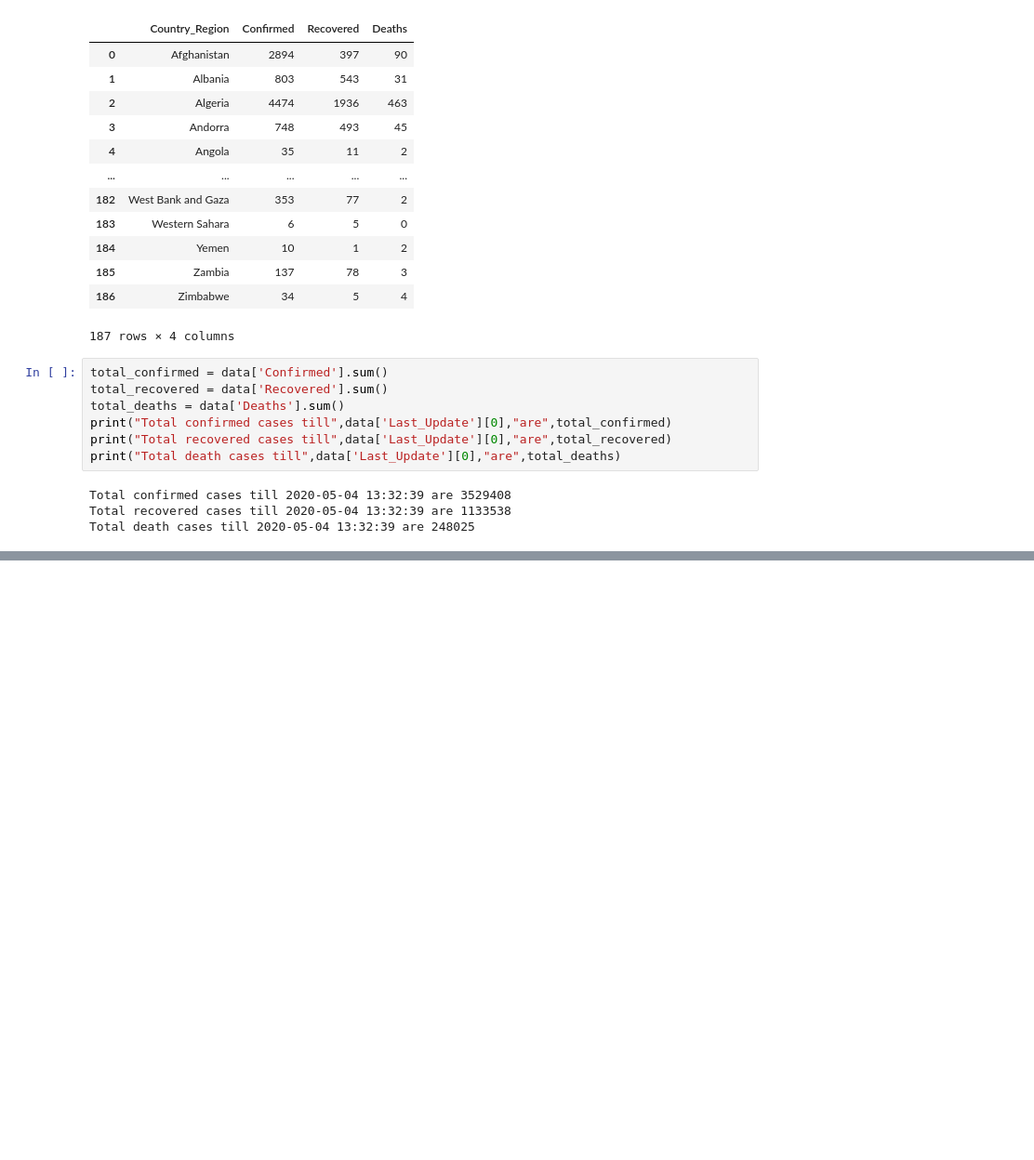
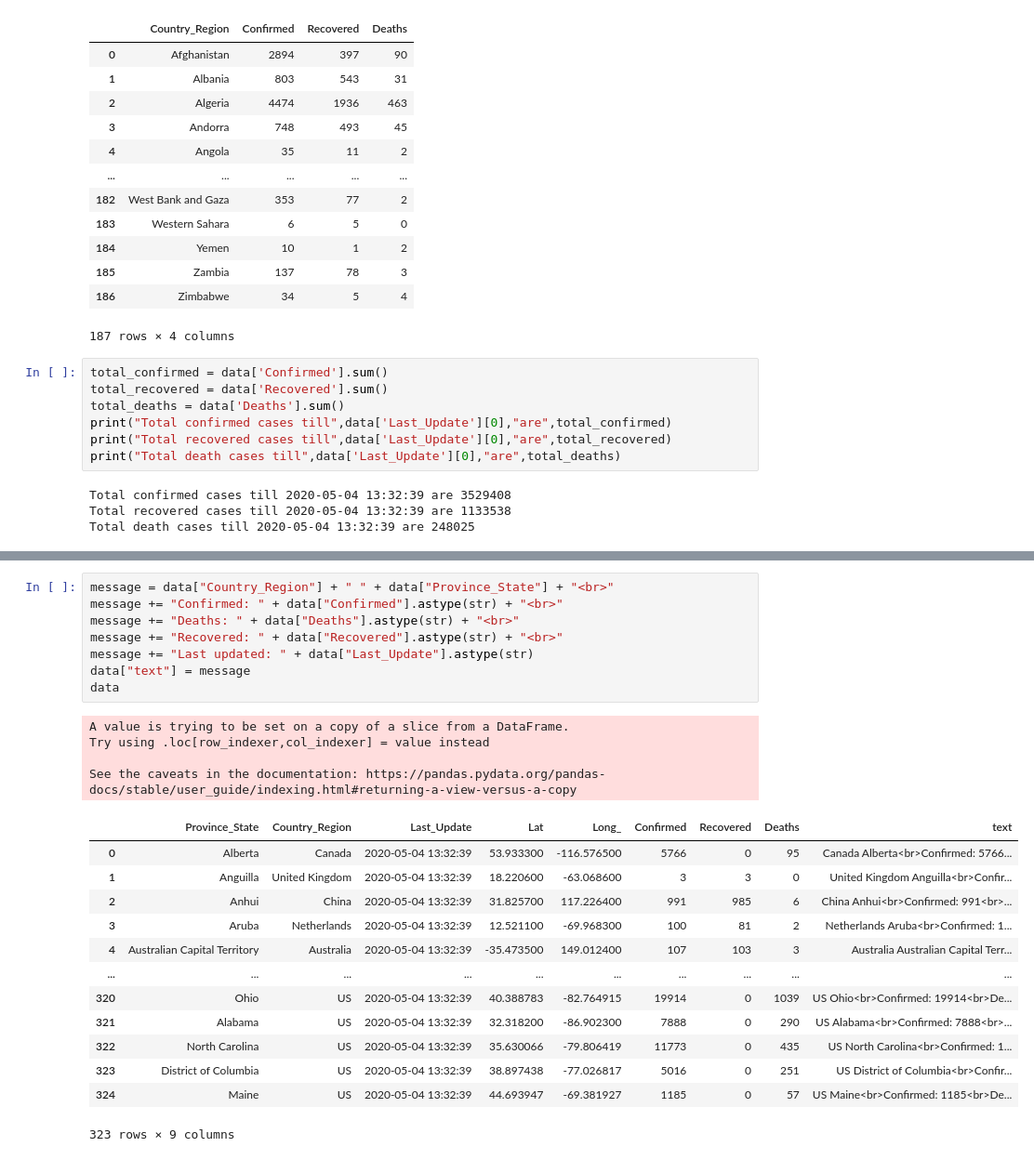
Before and after one commit to VasaviLagishetty/COVID19, a Jupyter notebook: COVID19.ipynb, the cells around one changed output, grey strips where cells are left out. Shown: that part at 93% size. Saved outputs shown, nothing was run; the diff lists cells and outputs as text; blank space fills up the shorter version.

```diff
--- a/COVID19.ipynb
+++ b/COVID19.ipynb
@@ -154,0 +179,26 @@ Total death cases till 2020-05-04 13:32:39 are 248025
+# %%
+message = data["Country_Region"] + " " + data["Province_State"] + "<br>"
+message += "Confirmed: " + data["Confirmed"].astype(str) + "<br>"
+message += "Deaths: " + data["Deaths"].astype(str) + "<br>"
+message += "Recovered: " + data["Recovered"].astype(str) + "<br>"
+message += "Last updated: " + data["Last_Update"].astype(str)
+data["text"] = message
+data
+# %% [output]
+A value is trying to be set on a copy of a slice from a DataFrame.
+Try using .loc[row_indexer,col_indexer] = value instead
+
+See the caveats in the documentation: https://pandas.pydata.org/pandas-docs/stable/user_guide/indexing.html#returning-a-view-versus-a-copy
+|  | Province_State | Country_Region | Last_Update | Lat | Long_ | Confirmed | Recovered | Deaths | text |
+| 0 | Alberta | Canada | 2020-05-04 13:32:39 | 53.933300 | -116.576500 | 5766 | 0 | 95 | Canada Alberta<br>Confirmed: 5766... |
+| 1 | Anguilla | United Kingdom | 2020-05-04 13:32:39 | 18.220600 | -63.068600 | 3 | 3 | 0 | United Kingdom Anguilla<br>Confir... |
+| 2 | Anhui | China | 2020-05-04 13:32:39 | 31.825700 | 117.226400 | 991 | 985 | 6 | China Anhui<br>Confirmed: 991<br>... |
+| 3 | Aruba | Netherlands | 2020-05-04 13:32:39 | 12.521100 | -69.968300 | 100 | 81 | 2 | Netherlands Aruba<br>Confirmed: 1... |
+| 4 | Australian Capital Territory | Australia | 2020-05-04 13:32:39 | -35.473500 | 149.012400 | 107 | 103 | 3 | Australia Australian Capital Terr... |
+| ... | ... | ... | ... | ... | ... | ... | ... | ... | ... |
+| 320 | Ohio | US | 2020-05-04 13:32:39 | 40.388783 | -82.764915 | 19914 | 0 | 1039 | US Ohio<br>Confirmed: 19914<br>De... |
+| 321 | Alabama | US | 2020-05-04 13:32:39 | 32.318200 | -86.902300 | 7888 | 0 | 290 | US Alabama<br>Confirmed: 7888<br>... |
+| 322 | North Carolina | US | 2020-05-04 13:32:39 | 35.630066 | -79.806419 | 11773 | 0 | 435 | US North Carolina<br>Confirmed: 1... |
+| 323 | District of Columbia | US | 2020-05-04 13:32:39 | 38.897438 | -77.026817 | 5016 | 0 | 251 | US District of Columbia<br>Confir... |
+| 324 | Maine | US | 2020-05-04 13:32:39 | 44.693947 | -69.381927 | 1185 | 0 | 57 | US Maine<br>Confirmed: 1185<br>De... |
+323 rows × 9 columns
```
Also changed, not shown: parts of 4 cells of this notebook.
